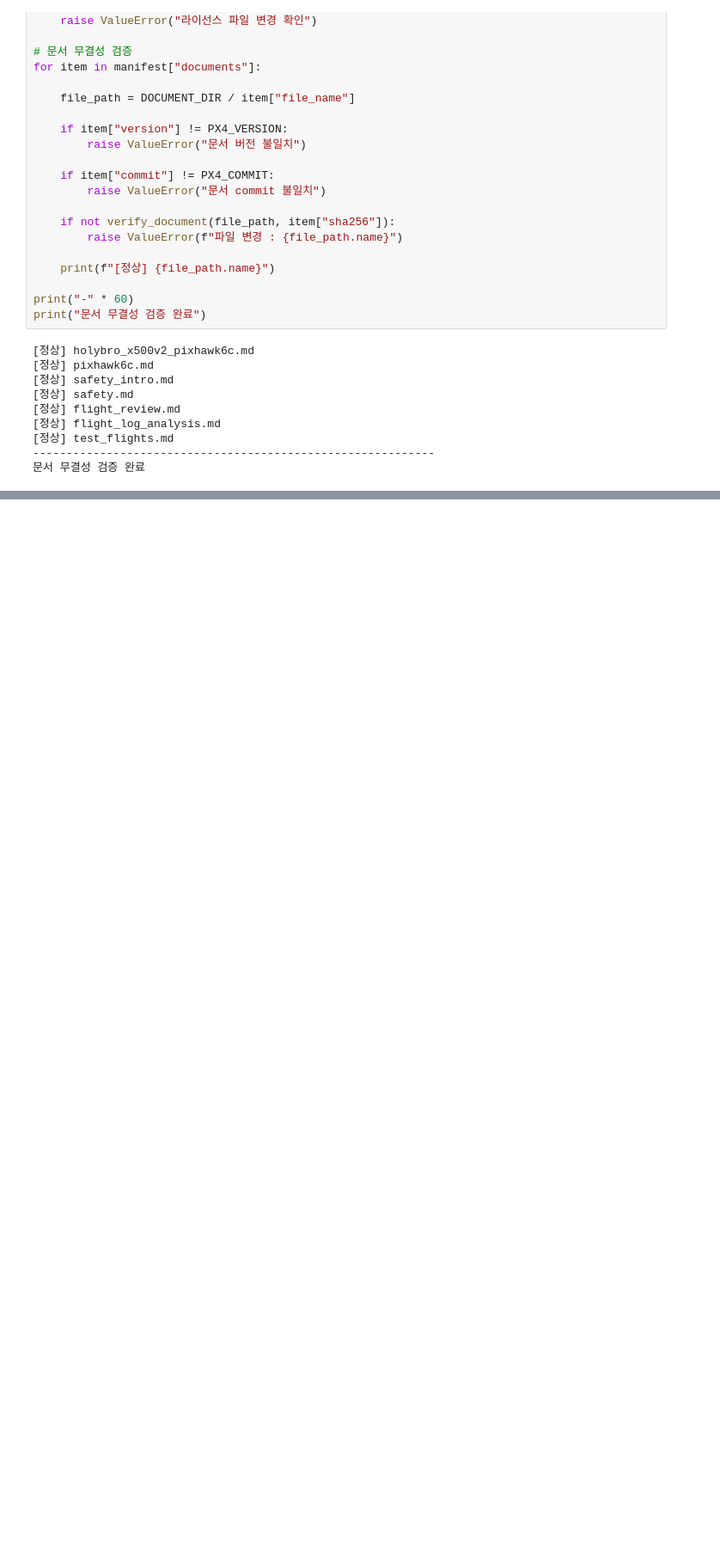
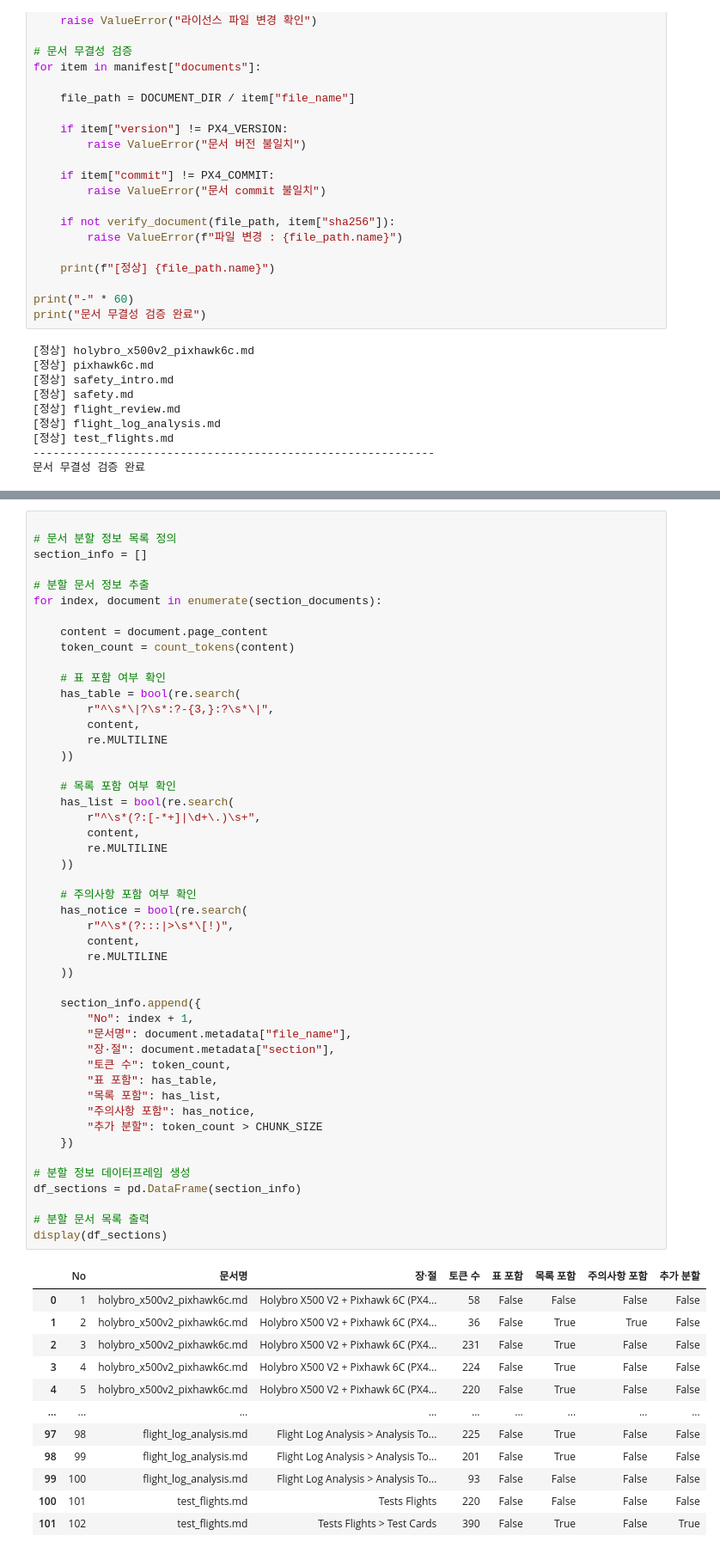
Before and after one commit to Phils-dev/RAG_Homework, a Jupyter notebook: PX4_RAG.ipynb, the cells around one changed output, grey strips where cells are left out. Shown at 86% size. Cells and saved outputs as stored; diff of their text form; blank space fills up the shorter version.

```diff
--- a/PX4_RAG.ipynb
+++ b/PX4_RAG.ipynb
@@ -574,0 +877,61 @@ print("문서 무결성 검증 완료")
+# %%
+
+# 문서 분할 정보 목록 정의
+section_info = []
+
+# 분할 문서 정보 추출
+for index, document in enumerate(section_documents):
+
+    content = document.page_content
+    token_count = count_tokens(content)
+
+    # 표 포함 여부 확인
+    has_table = bool(re.search(
+        r"^\s*\|?\s*:?-{3,}:?\s*\|",
+        content,
+        re.MULTILINE
+    ))
+
+    # 목록 포함 여부 확인
+    has_list = bool(re.search(
+        r"^\s*(?:[-*+]|\d+\.)\s+",
+        content,
+        re.MULTILINE
+    ))
+
+    # 주의사항 포함 여부 확인
+    has_notice = bool(re.search(
+        r"^\s*(?:::|>\s*\[!)",
+        content,
+        re.MULTILINE
+    ))
+
+    section_info.append({
+        "No": index + 1,
+        "문서명": document.metadata["file_name"],
+        "장·절": document.metadata["section"],
+        "토큰 수": token_count,
+        "표 포함": has_table,
+        "목록 포함": has_list,
+        "주의사항 포함": has_notice,
+        "추가 분할": token_count > CHUNK_SIZE
+    })
+
+# 분할 정보 데이터프레임 생성
+df_sections = pd.DataFrame(section_info)
+
+# 분할 문서 목록 출력
+display(df_sections)
+# %% [output]
+|  | No | 문서명 | 장·절 | 토큰 수 | 표 포함 | 목록 포함 | 주의사항 포함 | 추가 분할 |
+| 0 | 1 | holybro_x500v2_pixhawk6c.md | Holybro X500 V2 + Pixhawk 6C (PX4... | 58 | False | False | False | False |
+| 1 | 2 | holybro_x500v2_pixhawk6c.md | Holybro X500 V2 + Pixhawk 6C (PX4... | 36 | False | True | True | False |
+| 2 | 3 | holybro_x500v2_pixhawk6c.md | Holybro X500 V2 + Pixhawk 6C (PX4... | 231 | False | True | False | False |
+| 3 | 4 | holybro_x500v2_pixhawk6c.md | Holybro X500 V2 + Pixhawk 6C (PX4... | 224 | False | True | False | False |
+| 4 | 5 | holybro_x500v2_pixhawk6c.md | Holybro X500 V2 + Pixhawk 6C (PX4... | 220 | False | True | False | False |
+| ... | ... | ... | ... | ... | ... | ... | ... | ... |
+| 97 | 98 | flight_log_analysis.md | Flight Log Analysis > Analysis To... | 225 | False | True | False | False |
+| 98 | 99 | flight_log_analysis.md | Flight Log Analysis > Analysis To... | 201 | False | True | False | False |
+| 99 | 100 | flight_log_analysis.md | Flight Log Analysis > Analysis To... | 93 | False | False | False | False |
+| 100 | 101 | test_flights.md | Tests Flights | 220 | False | False | False | False |
+| 101 | 102 | test_flights.md | Tests Flights > Test Cards | 390 | False | True | False | True |
```
Also changed, not shown: parts of 10 cells of this notebook.
